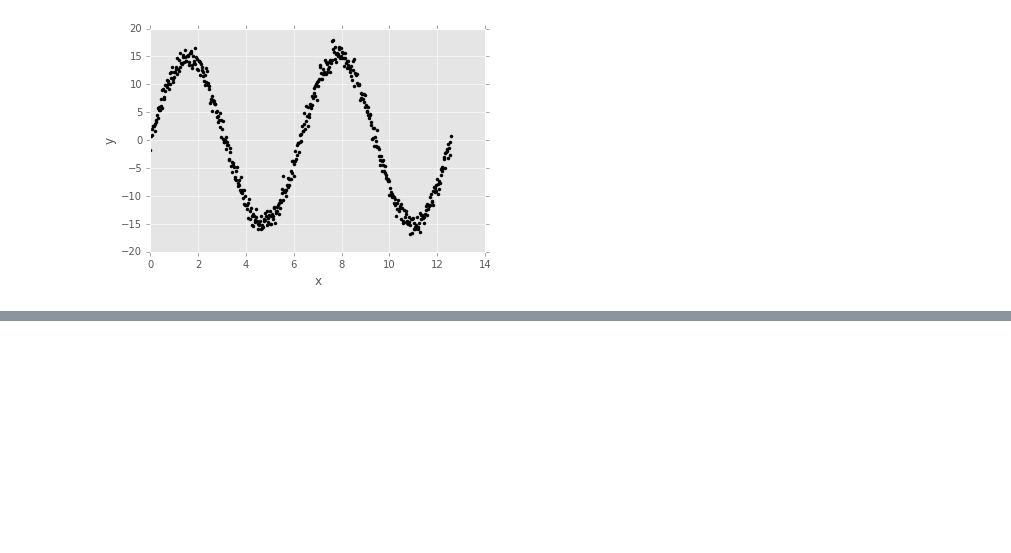
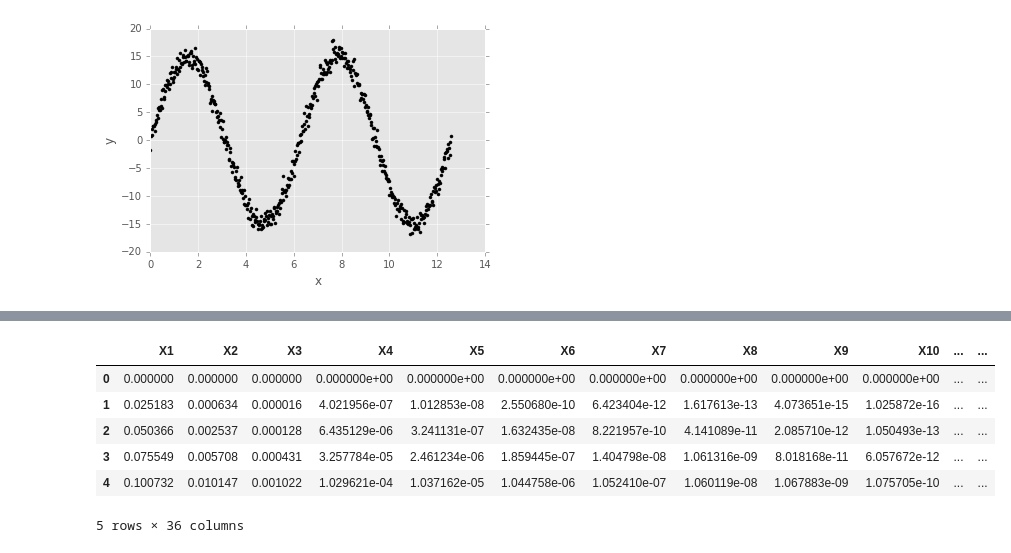
Before and after one commit to hamzafar/learning_sine, a Jupyter notebook: Learning Sine curve.ipynb, the cells around one changed output, grey strips where cells are left out. Drawn from its saved outputs; the diff is of its cells as text; code cells hidden in the pictures; blank space fills up the shorter version.

```diff
--- a/Learning Sine curve.ipynb
+++ b/Learning Sine curve.ipynb
@@ -49,3 +42,3 @@ pd.concat([polynomial_data(df,5), df['Y']], axis=1).head()
 # %%
-#15 degree polynomial
-pd.concat([polynomial_data(df,15), df['Y']], axis=1).head()
+#n degree polynomial
+df_poly = pd.concat([polynomial_data(df,35), df['Y']], axis=1)
@@ -59,3 +45,13 @@ pd.concat([polynomial_data(df,15), df['Y']], axis=1).head()
+# %%
+df_poly.head()
+# %% [output]
+|  | X1 | X2 | X3 | X4 | X5 | X6 | X7 | X8 | X9 | X10 | ... | ... |
+| 0 | 0.000000 | 0.000000 | 0.000000 | 0.000000e+00 | 0.000000e+00 | 0.000000e+00 | 0.000000e+00 | 0.000000e+00 | 0.000000e+00 | 0.000000e+00 | ... | ... |
+| 1 | 0.025183 | 0.000634 | 0.000016 | 4.021956e-07 | 1.012853e-08 | 2.550680e-10 | 6.423404e-12 | 1.617613e-13 | 4.073651e-15 | 1.025872e-16 | ... | ... |
+| 2 | 0.050366 | 0.002537 | 0.000128 | 6.435129e-06 | 3.241131e-07 | 1.632435e-08 | 8.221957e-10 | 4.141089e-11 | 2.085710e-12 | 1.050493e-13 | ... | ... |
+| 3 | 0.075549 | 0.005708 | 0.000431 | 3.257784e-05 | 2.461234e-06 | 1.859445e-07 | 1.404798e-08 | 1.061316e-09 | 8.018168e-11 | 6.057672e-12 | ... | ... |
+| 4 | 0.100732 | 0.010147 | 0.001022 | 1.029621e-04 | 1.037162e-05 | 1.044758e-06 | 1.052410e-07 | 1.060119e-08 | 1.067883e-09 | 1.075705e-10 | ... | ... |
+5 rows × 36 columns
 # %%
 import h2o
 h2o.init(min_mem_size='2G')
```
Also changed, not shown: parts of 12 cells of this notebook.
